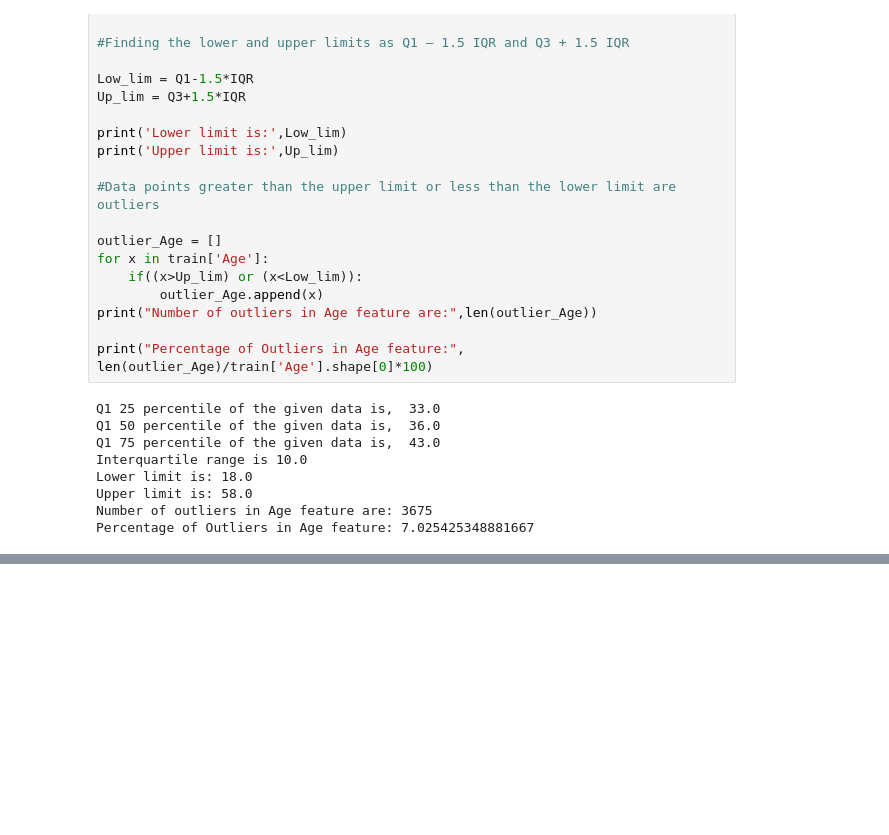
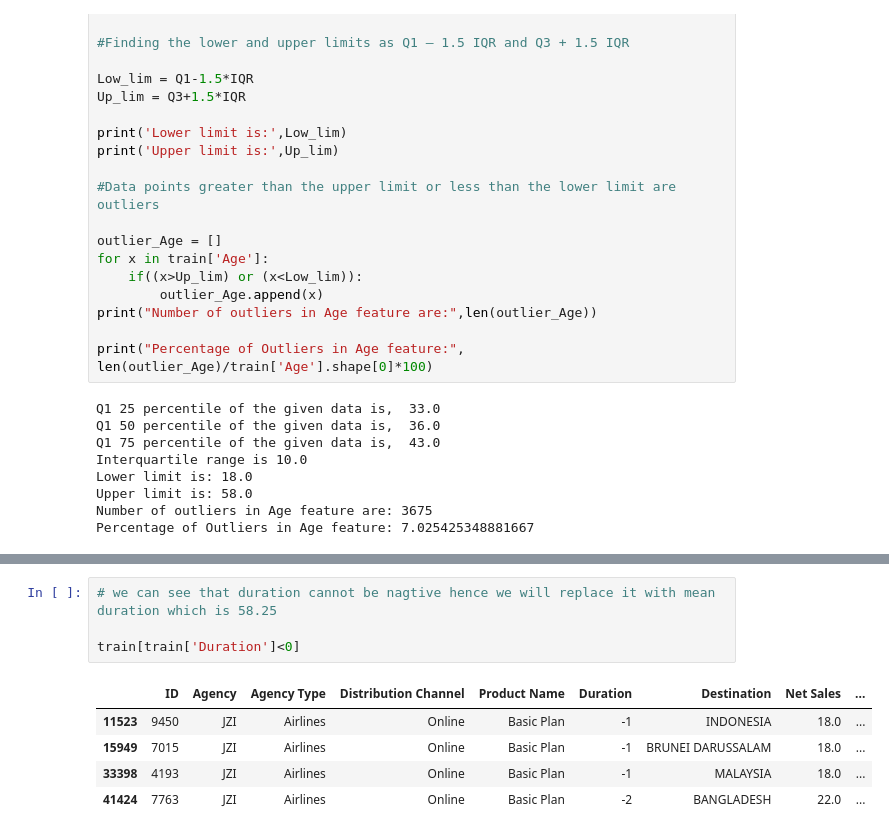
Before and after one commit to Tinya10/Hackathon, a Jupyter notebook: Will They Claim It.ipynb, the cells around one changed output, grey strips where cells are left out. Cells and saved outputs as stored; diff of their text form; blank space fills up the shorter version.

```diff
--- a/Will They Claim It.ipynb
+++ b/Will They Claim It.ipynb
@@ -526,0 +541,10 @@ Percentage of Outliers in Age feature: 7.025425348881667
+# %%
+# we can see that duration cannot be nagtive hence we will replace it with mean duration which is 58.25
+
+train[train['Duration']<0]
+# %% [output]
+|  | ID | Agency | Agency Type | Distribution Channel | Product Name | Duration | Destination | Net Sales | ... |
+| 11523 | 9450 | JZI | Airlines | Online | Basic Plan | -1 | INDONESIA | 18.0 | ... |
+| 15949 | 7015 | JZI | Airlines | Online | Basic Plan | -1 | BRUNEI DARUSSALAM | 18.0 | ... |
+| 33398 | 4193 | JZI | Airlines | Online | Basic Plan | -1 | MALAYSIA | 18.0 | ... |
+| 41424 | 7763 | JZI | Airlines | Online | Basic Plan | -2 | BANGLADESH | 22.0 | ... |
```
Also changed, not shown: parts of 11 cells of this notebook.
